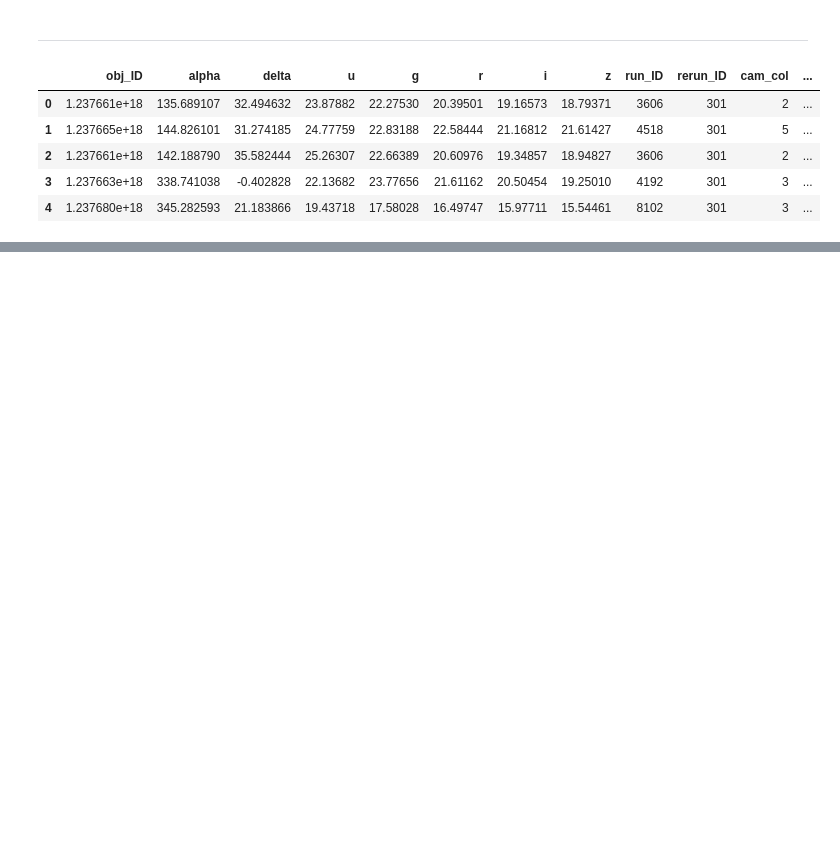
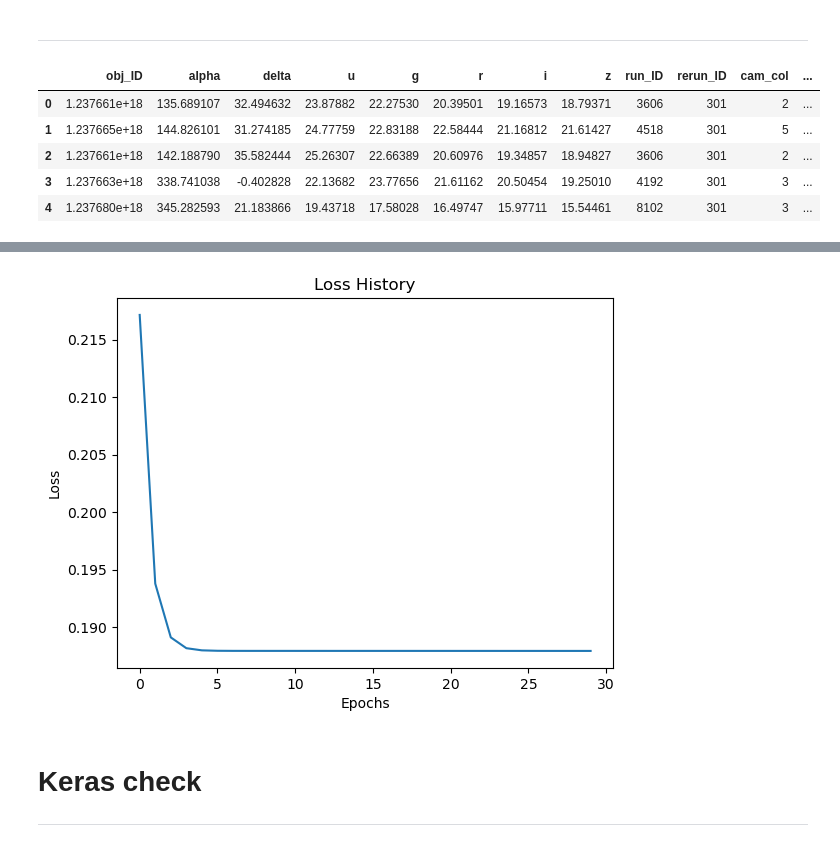
Before and after one commit to Ophiase/Astral-ZK-ML, a Jupyter notebook: contract/draft/on_data_2.ipynb, the cells around one changed output, grey strips where cells are left out. Drawn from its saved outputs; the diff is of its cells as text; code cells hidden in the pictures; blank space fills up the shorter version.

```diff
--- a/contract/draft/on_data_2.ipynb
+++ b/contract/draft/on_data_2.ipynb
@@ -24,3 +23,20 @@ df.head()
 | 2 | 1.237661e+18 | 142.188790 | 35.582444 | 25.26307 | 22.66389 | 20.60976 | 19.34857 | 18.94827 | 3606 | 301 | 2 | ... |
 | 3 | 1.237663e+18 | 338.741038 | -0.402828 | 22.13682 | 23.77656 | 21.61162 | 20.50454 | 19.25010 | 4192 | 301 | 3 | ... |
 | 4 | 1.237680e+18 | 345.282593 | 21.183866 | 19.43718 | 17.58028 | 16.49747 | 15.97711 | 15.54461 | 8102 | 301 | 3 | ... |
+# %%
+X = df.drop(columns=["class"])
+scaler = StandardScaler()
+X_normalized = pd.DataFrame(scaler.fit_transform(X), columns=X.columns)
+X_normalized = X_normalized.astype(float)
+X = X_normalized.to_numpy()
+
+Y = df["class"]
+Y = np.array(LabelEncoder().fit_transform(y=Y.values))
+Y = np.array(OneHotEncoder().fit_transform(Y.reshape(-1, 1)).toarray()).astype(float)
+# %%
+train_X, test_X, train_Y, test_Y = train_test_split(X, Y, test_size=0.2, random_state=42)
+
+train_X = np.array(train_X)#[:50000])
+train_Y = np.array(train_Y)#[:50000])
+test_X = np.array(test_X)
+test_Y = np.array(test_Y)
@@ -26,0 +54,19 @@ df.head()
+# %%
+layers = [
+    DenseLayer(input_shape=train_X.shape[1], output_shape=10, activation="ReLU"),
+    DenseLayer(output_shape=10, activation="ReLU"),
+    DenseLayer(output_shape=train_Y.shape[1], activation="ReLU"),
+]
+
+network = Sequential(layers, SGD(learning_rate=0.01))
+network.build()
+print("num params: ", network.num_params())
+
+# print(f"Num params: {network.num_params()}")
+
+network.train(train_X, train_Y, epochs=30, batch_size=1000, verbose=True)
+
+predictions = network.forward(test_X)
+print(f"prediction \n{predictions}")
+loss = network.mse_loss(predictions, test_Y)
+print(f"Final loss on test set: {loss}")
@@ -26,0 +87,11 @@ df.head()
+# %%
+plt.plot(network.loss_history)
+plt.title('Loss History')
+plt.xlabel('Epochs')
+plt.ylabel('Loss')
+plt.show()
+# %% [output]
+[figure, added]
+# %% [markdown]
+# Keras check
+---
```
Also changed, not shown: parts of 7 cells of this notebook, 2 other files.
